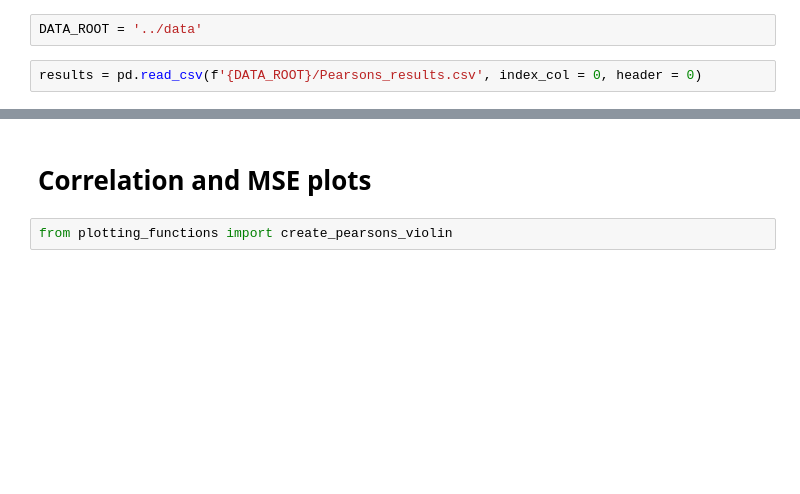
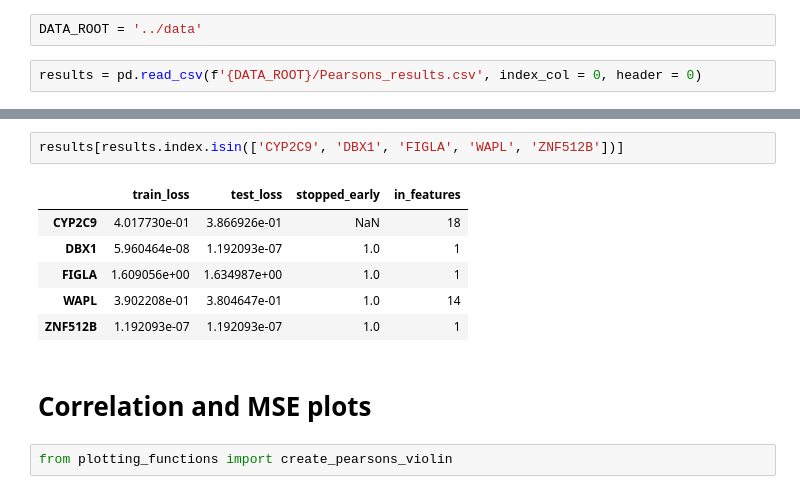
Before and after one commit to Alexander-Broadley/Zhang_lab_rotation, a Jupyter notebook: MML_model/model_evaluation/MML_results_plots.ipynb, the cells around one changed output, grey strips where cells are left out. Saved outputs shown, nothing was run; the diff lists cells and outputs as text; blank space fills up the shorter version.

```diff
--- a/MML_model/model_evaluation/MML_results_plots.ipynb
+++ b/MML_model/model_evaluation/MML_results_plots.ipynb
@@ -10,3 +26,12 @@ results = pd.read_csv(f'{DATA_ROOT}/Pearsons_results.csv', index_col = 0, header
+# %%
+results[results.index.isin(['CYP2C9', 'DBX1', 'FIGLA', 'WAPL', 'ZNF512B'])]
+# %% [output]
+|  | train_loss | test_loss | stopped_early | in_features |
+| CYP2C9 | 4.017730e-01 | 3.866926e-01 | NaN | 18 |
+| DBX1 | 5.960464e-08 | 1.192093e-07 | 1.0 | 1 |
+| FIGLA | 1.609056e+00 | 1.634987e+00 | 1.0 | 1 |
+| WAPL | 3.902208e-01 | 3.804647e-01 | 1.0 | 14 |
+| ZNF512B | 1.192093e-07 | 1.192093e-07 | 1.0 | 1 |
 # %% [markdown]
 # Correlation and MSE plots
 # %%
```
Also changed, not shown: parts of 7 cells of this notebook, 8 other files.
